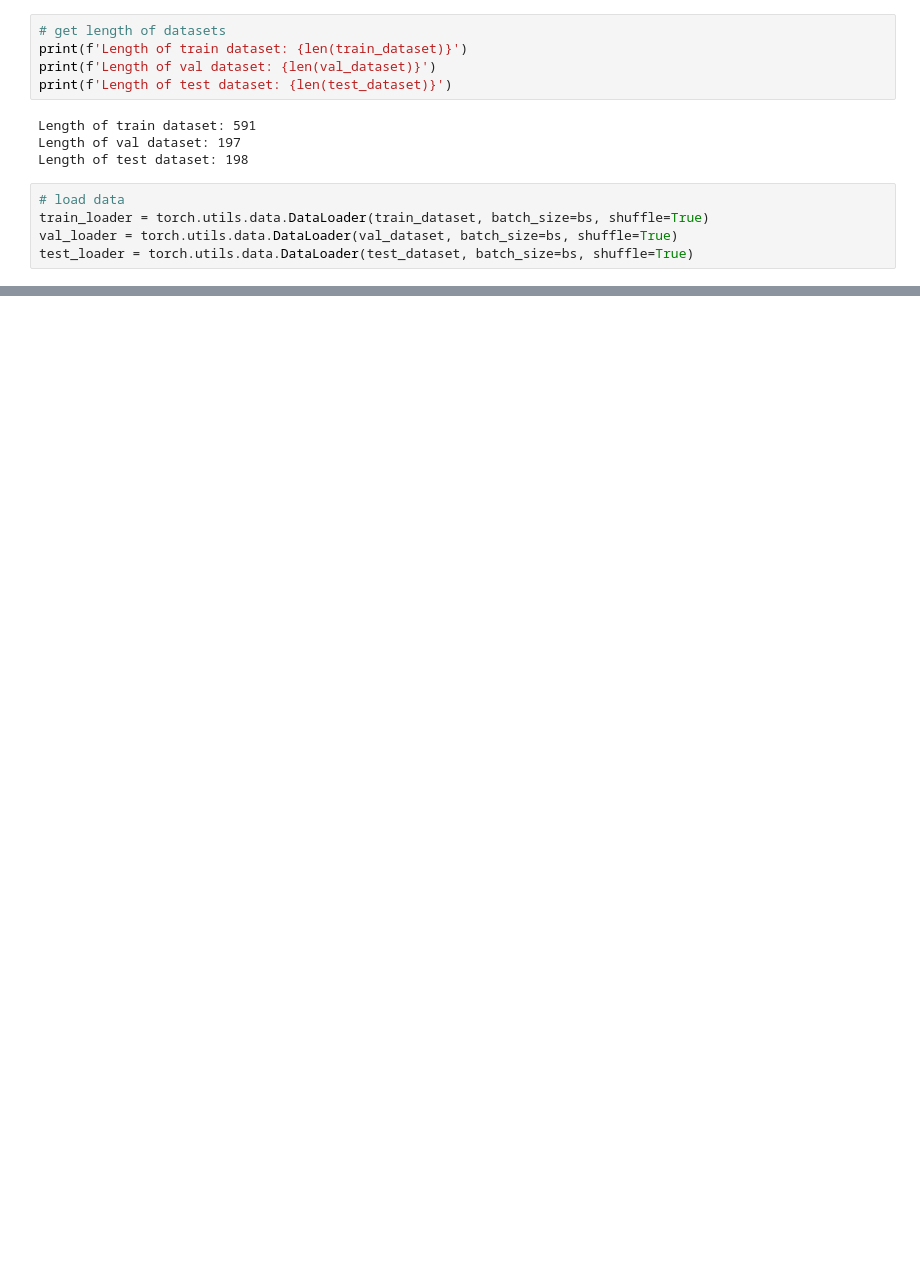
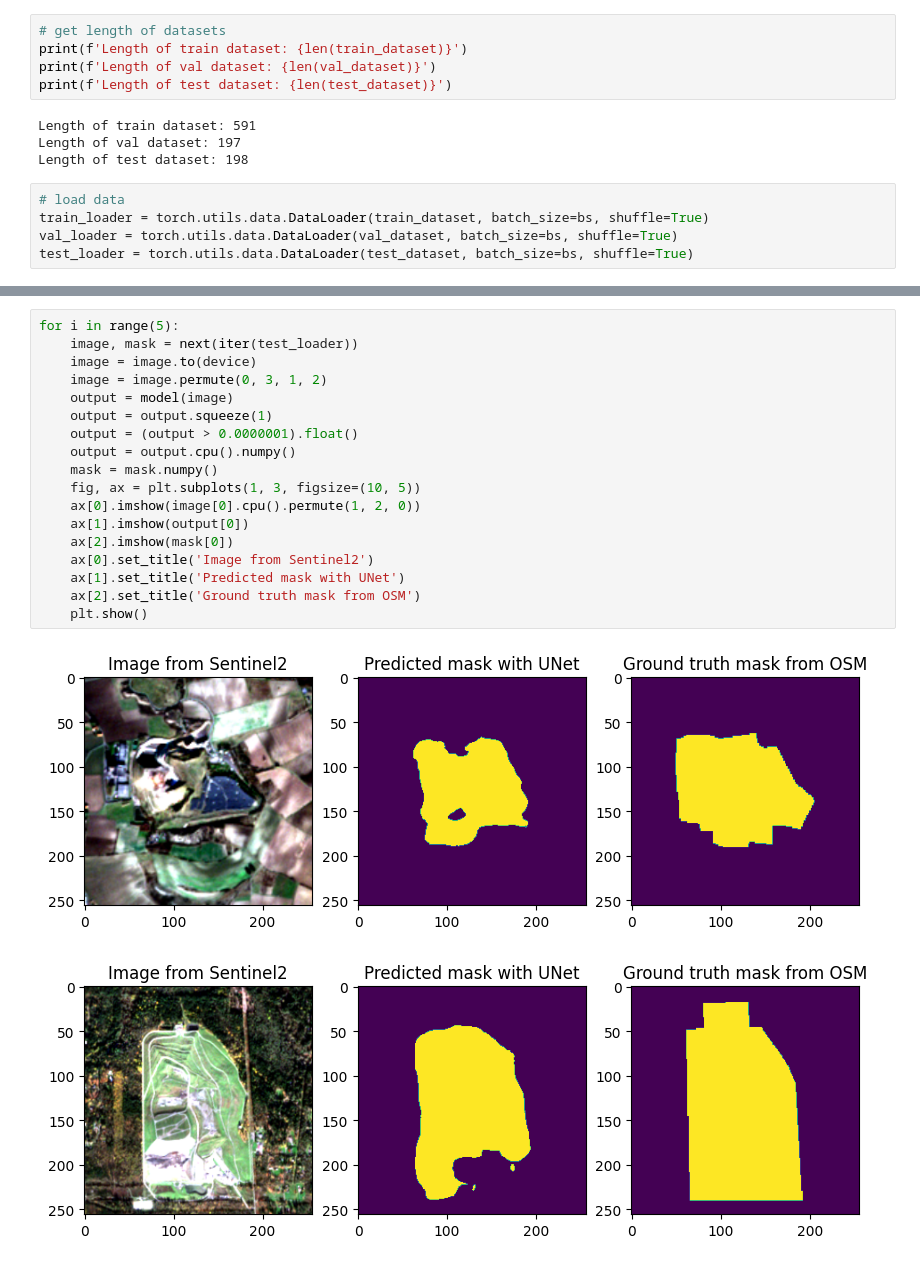
Before and after one commit to BertilleT/Landfill_segmentation, a Jupyter notebook: code_Bertille/Unet.ipynb, the cells around one changed output, grey strips where cells are left out. Drawn from its saved outputs; the diff is of its cells as text; blank space fills up the shorter version.

```diff
--- a/code_Bertille/Unet.ipynb
+++ b/code_Bertille/Unet.ipynb
@@ -240,0 +413,21 @@ for epoch in range(nb_epochs):
+# %%
+for i in range(5):
+    image, mask = next(iter(test_loader))
+    image = image.to(device)
+    image = image.permute(0, 3, 1, 2)
+    output = model(image)
+    output = output.squeeze(1)
+    output = (output > 0.0000001).float()
+    output = output.cpu().numpy()
+    mask = mask.numpy()
+    fig, ax = plt.subplots(1, 3, figsize=(10, 5))
+    ax[0].imshow(image[0].cpu().permute(1, 2, 0))
+    ax[1].imshow(output[0])
+    ax[2].imshow(mask[0])
+    ax[0].set_title('Image from Sentinel2')
+    ax[1].set_title('Predicted mask with UNet')
+    ax[2].set_title('Ground truth mask from OSM')
+    plt.show()
+# %% [output]
+[figure, added]
+[figure, added]
```
Also changed, not shown: parts of 24 cells of this notebook.
